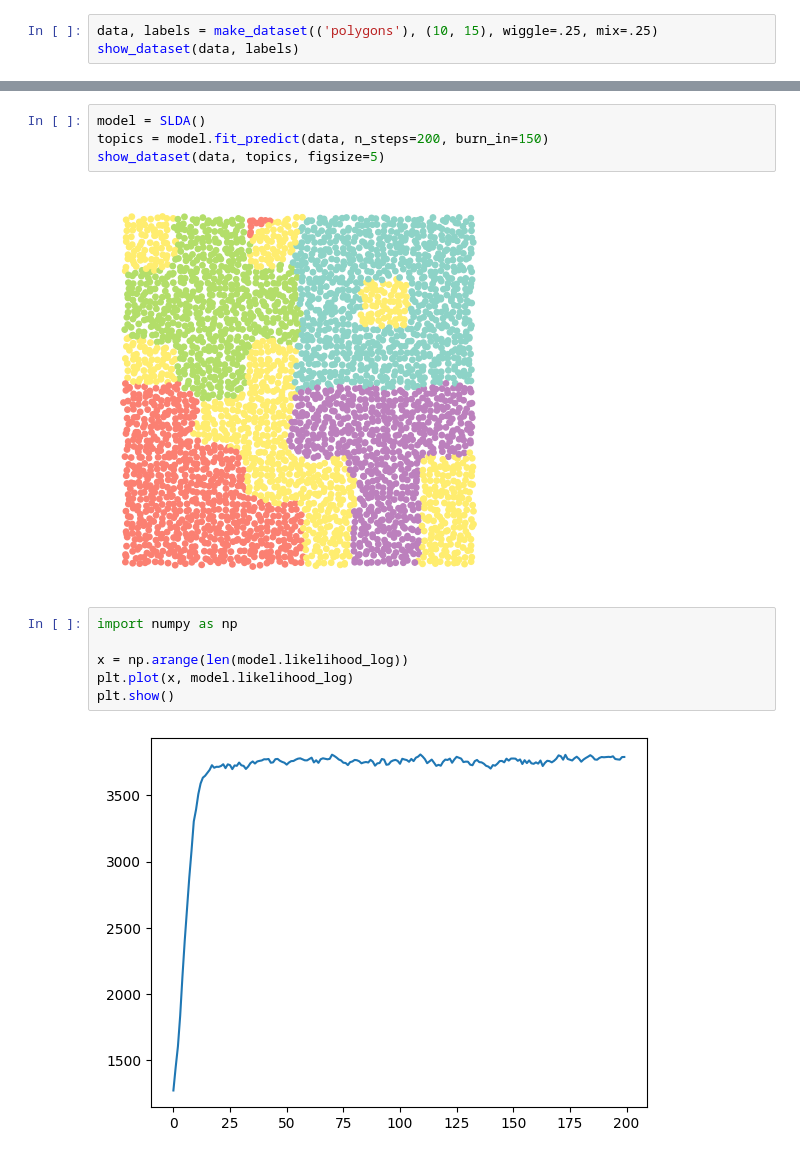
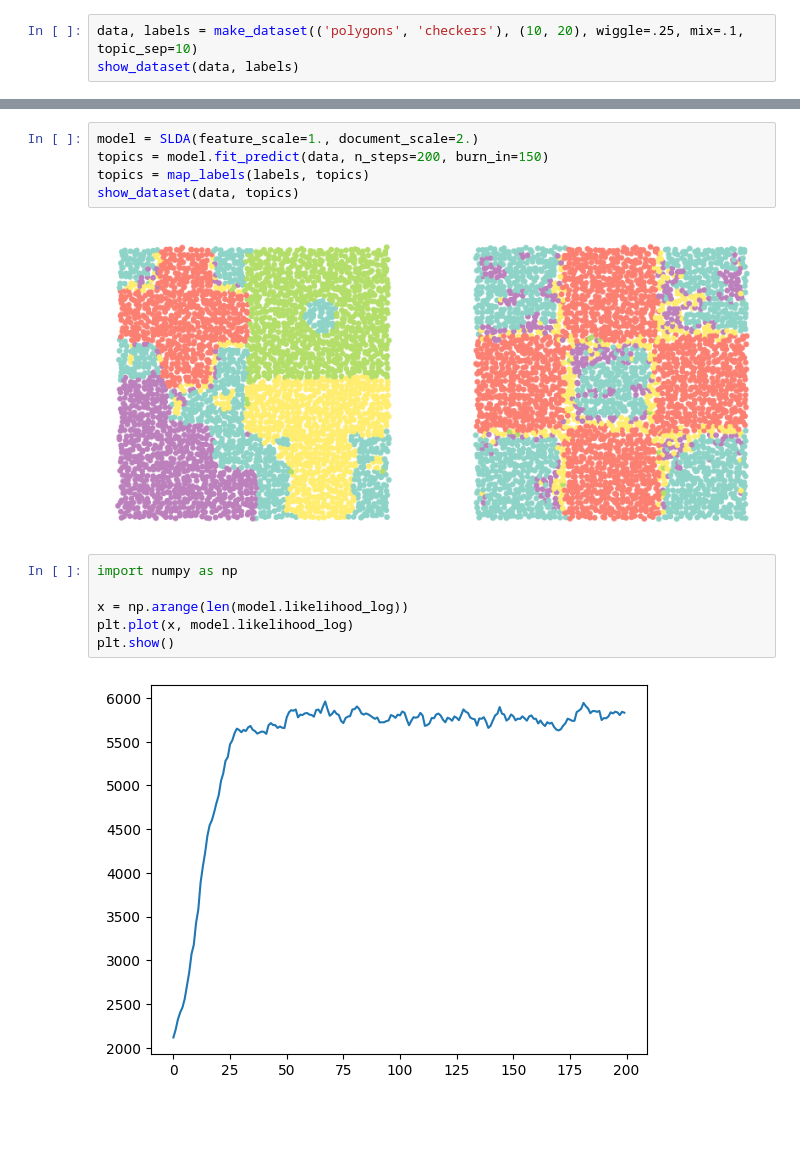
Before and after one commit to craigfouts/asterism, a Jupyter notebook: notebooks/demo.ipynb, the cells around one changed output, grey strips where cells are left out. Drawn from its saved outputs; the diff is of its cells as text; blank space fills up the shorter version.

```diff
--- a/notebooks/demo.ipynb
+++ b/notebooks/demo.ipynb
@@ -9,4 +9,4 @@ from util import show_dataset
 # %%
-data, labels = make_dataset(('polygons'), (10, 15), wiggle=.25, mix=.25)
+data, labels = make_dataset(('polygons', 'checkers'), (10, 20), wiggle=.25, mix=.1, topic_sep=10)
 show_dataset(data, labels)
 # %% [output]
@@ -21,9 +22,10 @@ show_dataset(data, topics)
 # %%
-model = SLDA()
+model = SLDA(feature_scale=1., document_scale=2.)
 topics = model.fit_predict(data, n_steps=200, burn_in=150)
-show_dataset(data, topics, figsize=5)
+topics = map_labels(labels, topics)
+show_dataset(data, topics)
 # %% [output]
-[figure, old version]
+[figure, new version]
 # %%
 import numpy as np
 
@@ -31,4 +33,4 @@ x = np.arange(len(model.likelihood_log))
 plt.plot(x, model.likelihood_log)
 plt.show()
 # %% [output]
-[figure, old version]
+[figure, new version]
```
Also changed, not shown: parts of 3 cells of this notebook, 2 other files.
